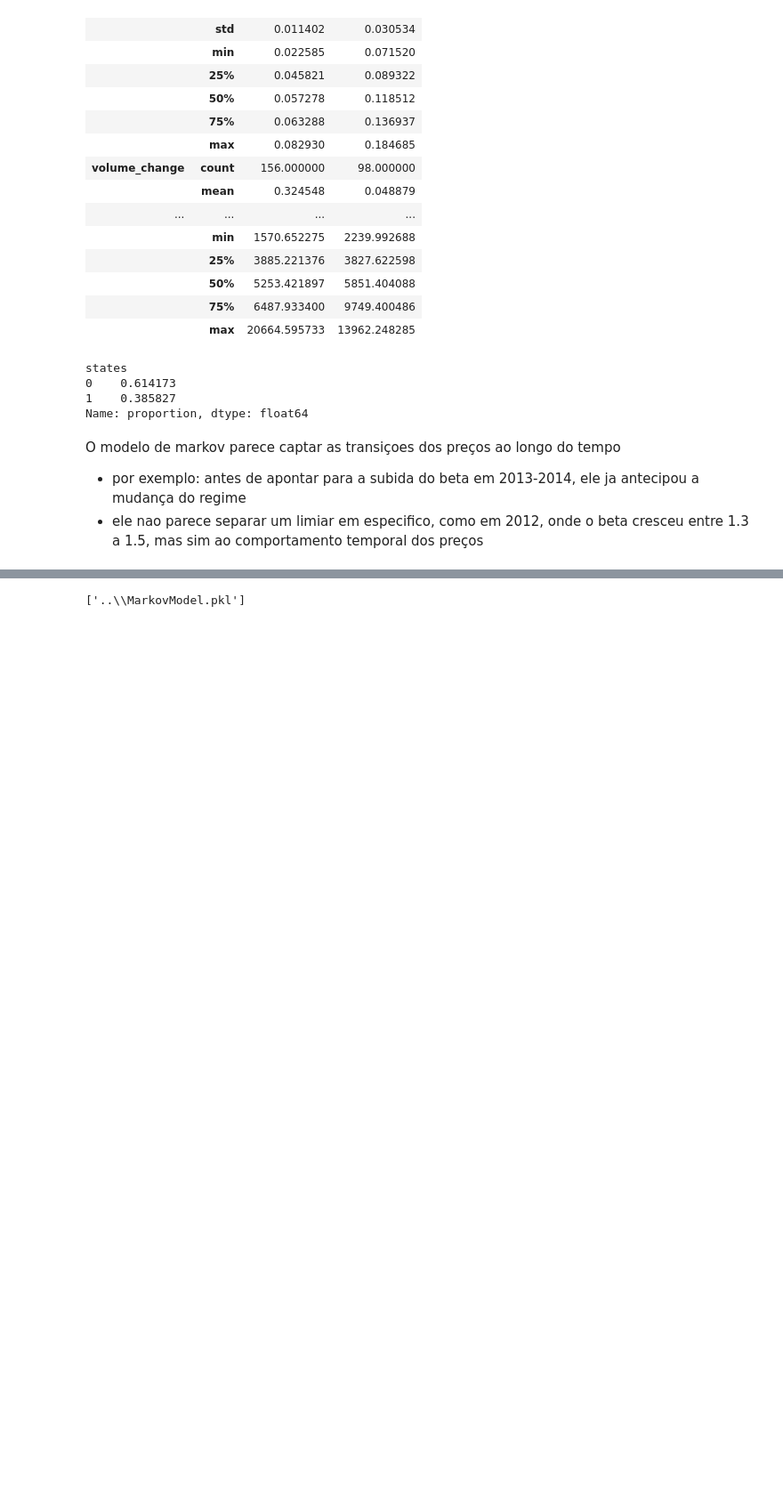
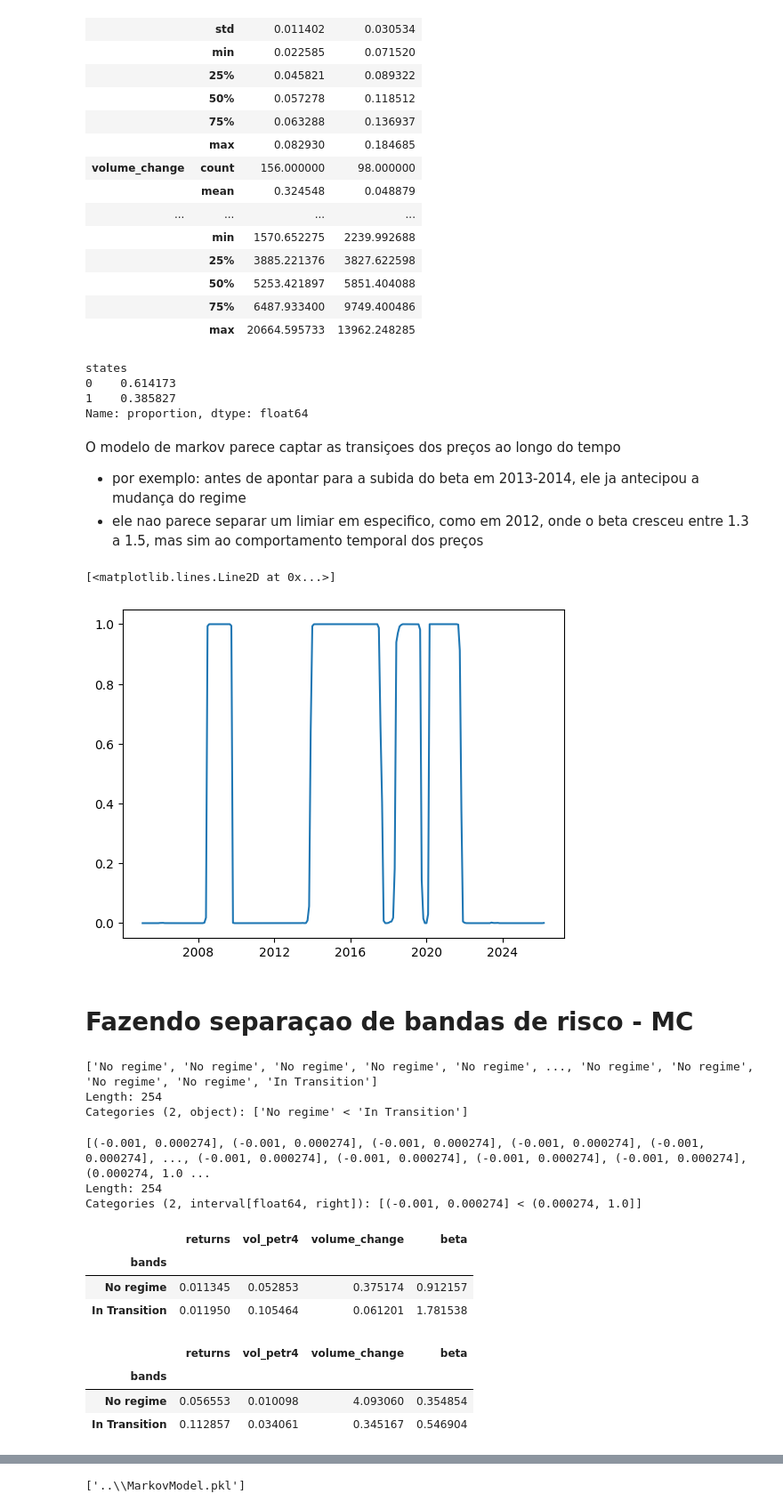
Before and after one commit to WesleySouza13/oil-price-shock-analysis, a Jupyter notebook: notebooks/04_transition_model.ipynb, the cells around one changed output, grey strips where cells are left out. Shown at 89% size. Drawn from its saved outputs; the diff is of its cells as text; code cells hidden in the pictures; blank space fills up the shorter version.

Commit message:
criando painel de transiçao de regime

```diff
--- a/notebooks/04_transition_model.ipynb
+++ b/notebooks/04_transition_model.ipynb
@@ -285,3 +285,24 @@ O modelo de markov parece captar as transiçoes dos preços ao longo do tempo
 
 - por exemplo: antes de apontar para a subida do beta em 2013-2014, ele ja antecipou a mudança do regime
 - ele nao parece separar um limiar em especifico, como em 2012, onde o beta cresceu entre 1.3 a 1.5, mas sim ao comportamento temporal dos preços
+# %%
+markov_probs = markov_model.predict_proba(X)[:,1]
+plt.plot(data_markov.index, markov_probs)
+# %% [output]
+[<matplotlib.lines.Line2D at 0x...>]
+[figure, added]
+# %% [markdown]
+# Fazendo separaçao de bandas de risco - MC
+# %%
+markov_bands = pd.qcut(markov_probs, 2, labels=['No regime', 'In Transition'])
+markov_bands
+# %% [output]
+['No regime', 'No regime', 'No regime', 'No regime', 'No regime', ..., 'No regime', 'No regime', 'No regime', 'No regime', 'In Transition']
+Length: 254
+Categories (2, object): ['No regime' < 'In Transition']
+# %%
+pd.qcut(markov_probs, 2)
+# %% [output]
+[(-0.001, 0.000274], (-0.001, 0.000274], (-0.001, 0.000274], (-0.001, 0.000274], (-0.001, 0.000274], ..., (-0.001, 0.000274], (-0.001, 0.000274], (-0.001, 0.000274], (-0.001, 0.000274], (0.000274, 1.0 ...
+Length: 254
+Categories (2, interval[float64, right]): [(-0.001, 0.000274] < (0.000274, 1.0]]
@@ -287,0 +311,14 @@ O modelo de markov parece captar as transiçoes dos preços ao longo do tempo
+# %%
+data_markov.groupby('bands')[['returns', 'vol_petr4', 'volume_change', 'beta']].mean()
+# %% [output]
+|  | returns | vol_petr4 | volume_change | beta |
+| bands |  |  |  |  |
+| No regime | 0.011345 | 0.052853 | 0.375174 | 0.912157 |
+| In Transition | 0.011950 | 0.105464 | 0.061201 | 1.781538 |
+# %%
+data_markov.groupby('bands')[['returns', 'vol_petr4', 'volume_change', 'beta']].std()
+# %% [output]
+|  | returns | vol_petr4 | volume_change | beta |
+| bands |  |  |  |  |
+| No regime | 0.056553 | 0.010098 | 4.093060 | 0.354854 |
+| In Transition | 0.112857 | 0.034061 | 0.345167 | 0.546904 |
```
Also changed, not shown: parts of 4 cells of this notebook, 3 other files.
